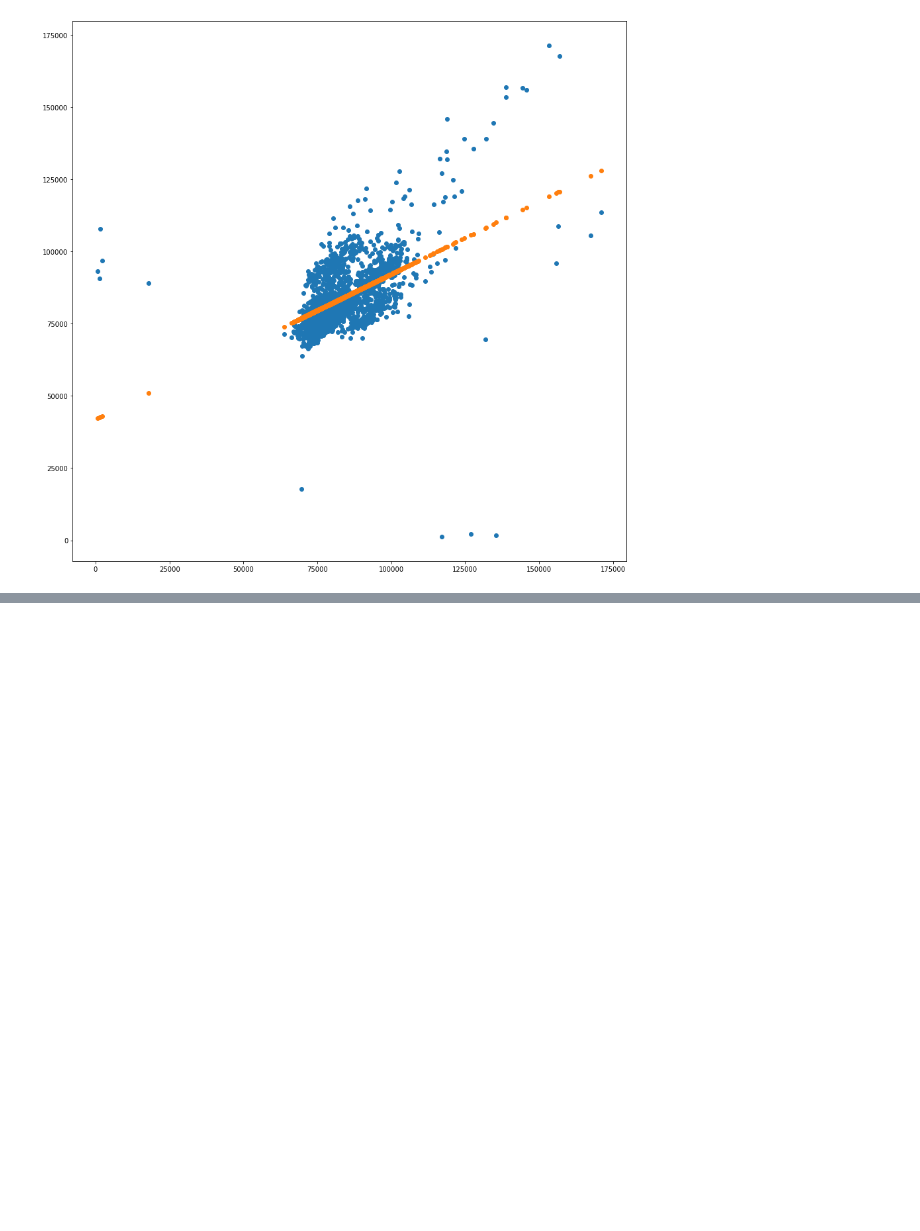
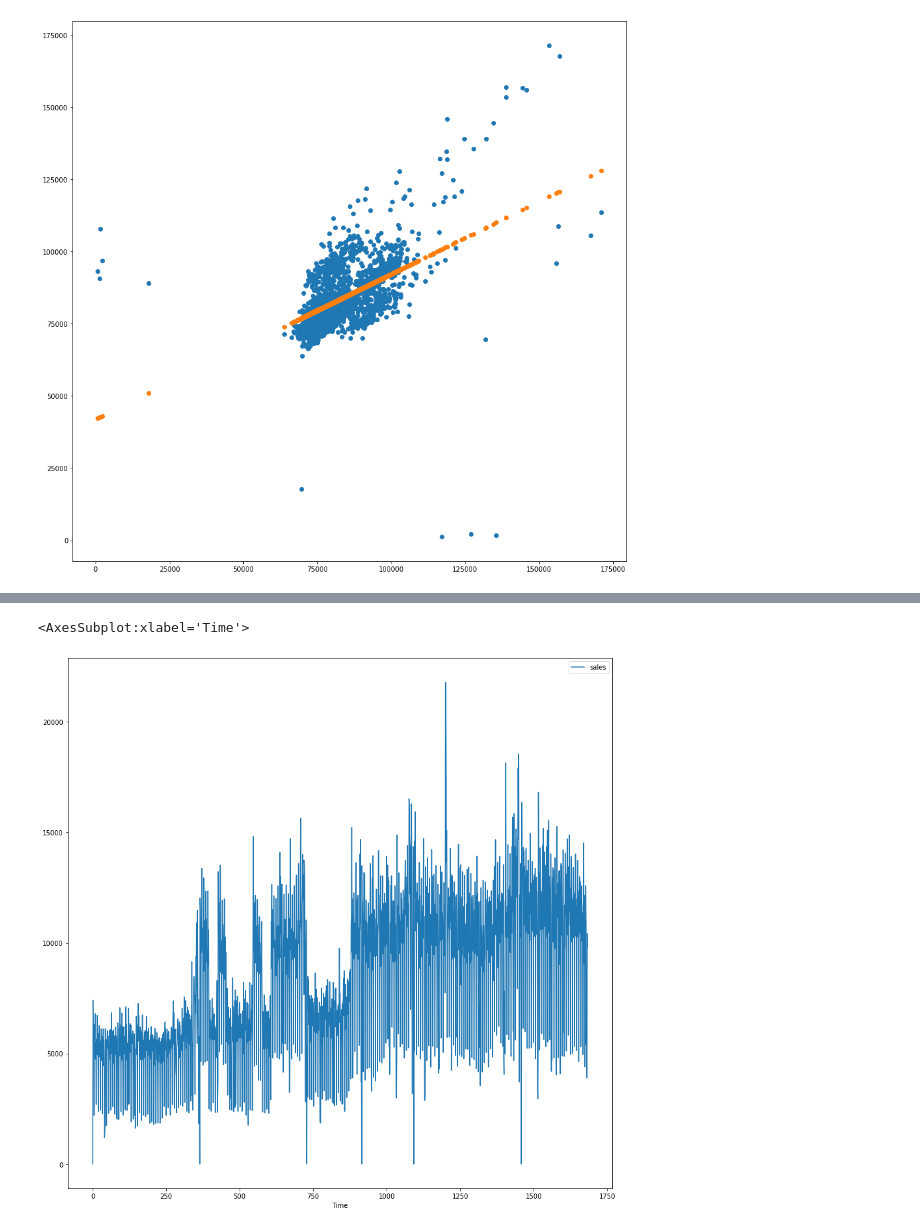
Before and after one commit to AnthonyWilson1/Store-Sales-Time-Series, a Jupyter notebook: TimeSeriesVisuals.ipynb, the cells around one changed output, grey strips where cells are left out. Cells and saved outputs as stored; diff of their text form; code cells hidden in the pictures; blank space fills up the shorter version.

```diff
--- a/TimeSeriesVisuals.ipynb
+++ b/TimeSeriesVisuals.ipynb
@@ -199,0 +178,6 @@ EDA of
+# %%
+train = pd.read_csv('./store-sales-time-series-forecasting/train.csv')
+# %%
+train_one = train[train['store_nbr'] == 1]
+train_one = train_one
+train_one.head()
@@ -199,0 +191,19 @@ EDA of
+# %%
+sales_dates = train['date'].drop_duplicates()
+sales_cons = train_one.values.tolist()
+
+sales_by_date = {}
+
+for date_s in sales_dates:
+    sales_by_date[date_s] = 0
+
+#sales_by_date[date_s[4]] + date_s[4]
+
+for date_s in sales_cons:
+    sales_by_date[date_s[1]] = date_s[4] + sales_by_date[date_s[1]]
+
+sales_one_values = []
+
+for values in sales_by_date:
+    sales_one_values.append(sales_by_date[values])
+print(sales_one_values[:5])
@@ -199,0 +212,7 @@ EDA of
+# %%
+sales_one_df = pd.DataFrame()
+sales_one_df['dates'] = sales_dates
+sales_one_df['sales'] = sales_one_values
+sales_one_df['Time'] = np.arange(len(sales_one_df.index))
+sales_one_df = sales_one_df.reset_index(drop=True)
+sales_one_df.head()
@@ -199,0 +226,5 @@ EDA of
+# %%
+sales_one_df.plot(x="Time")
+# %% [output]
+<AxesSubplot:xlabel='Time'>
+[figure, added]
```
Also changed, not shown: parts of 7 cells of this notebook.
